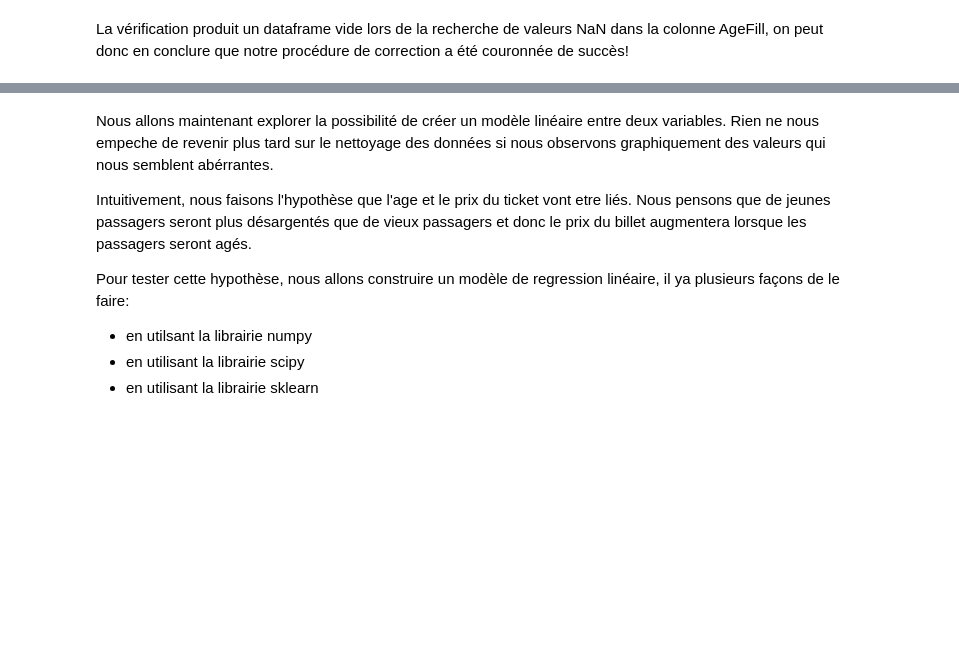
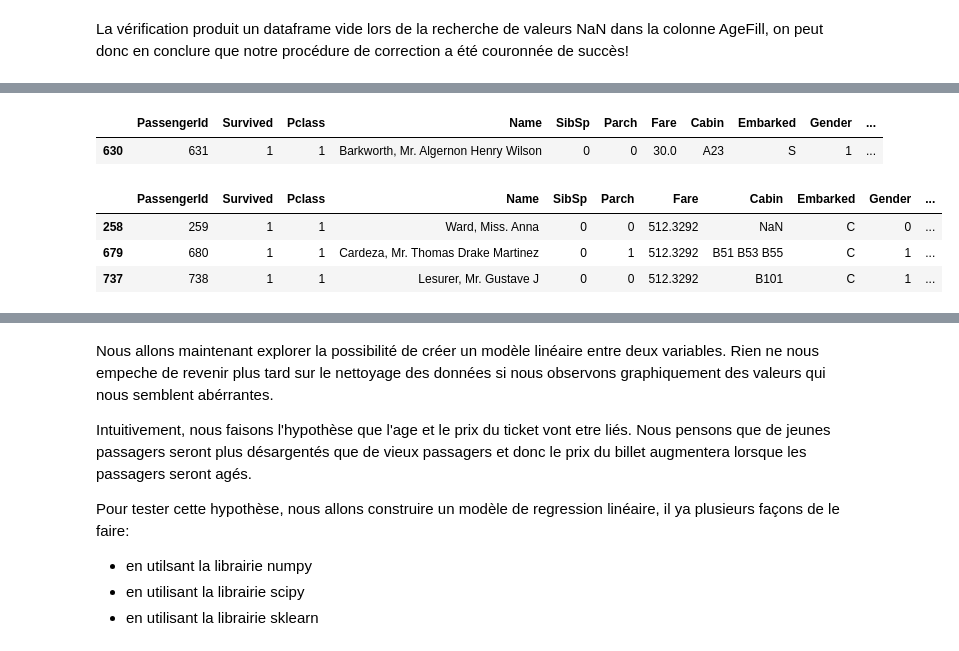
Before and after one commit to AlexSoudant/2016-2017, a Jupyter notebook: AlexSoudantP1/AlexSoudantP1.ipynb, the cells around one changed output, grey strips where cells are left out. Drawn from its saved outputs; the diff is of its cells as text; code cells hidden in the pictures; blank space fills up the shorter version.

```diff
--- a/AlexSoudantP1/AlexSoudantP1.ipynb
+++ b/AlexSoudantP1/AlexSoudantP1.ipynb
@@ -260,0 +332,14 @@ plt.show()
+# %%
+# Retrouvons notre doyen:
+dfClean[dfClean.AgeFill == max(dfClean.AgeFill)]
+# %% [output]
+|  | PassengerId | Survived | Pclass | Name | SibSp | Parch | Fare | Cabin | Embarked | Gender | ... |
+| 630 | 631 | 1 | 1 | Barkworth, Mr. Algernon Henry Wilson | 0 | 0 | 30.0 | A23 | S | 1 | ... |
+# %%
+# et notre mystérieux passager au prix du billet exhorbitant
+dfClean[dfClean.Fare == max(dfClean.Fare)]
+# %% [output]
+|  | PassengerId | Survived | Pclass | Name | SibSp | Parch | Fare | Cabin | Embarked | Gender | ... |
+| 258 | 259 | 1 | 1 | Ward, Miss. Anna | 0 | 0 | 512.3292 | NaN | C | 0 | ... |
+| 679 | 680 | 1 | 1 | Cardeza, Mr. Thomas Drake Martinez | 0 | 1 | 512.3292 | B51 B53 B55 | C | 1 | ... |
+| 737 | 738 | 1 | 1 | Lesurer, Mr. Gustave J | 0 | 0 | 512.3292 | B101 | C | 1 | ... |
```
Also changed, not shown: parts of 17 cells of this notebook.
